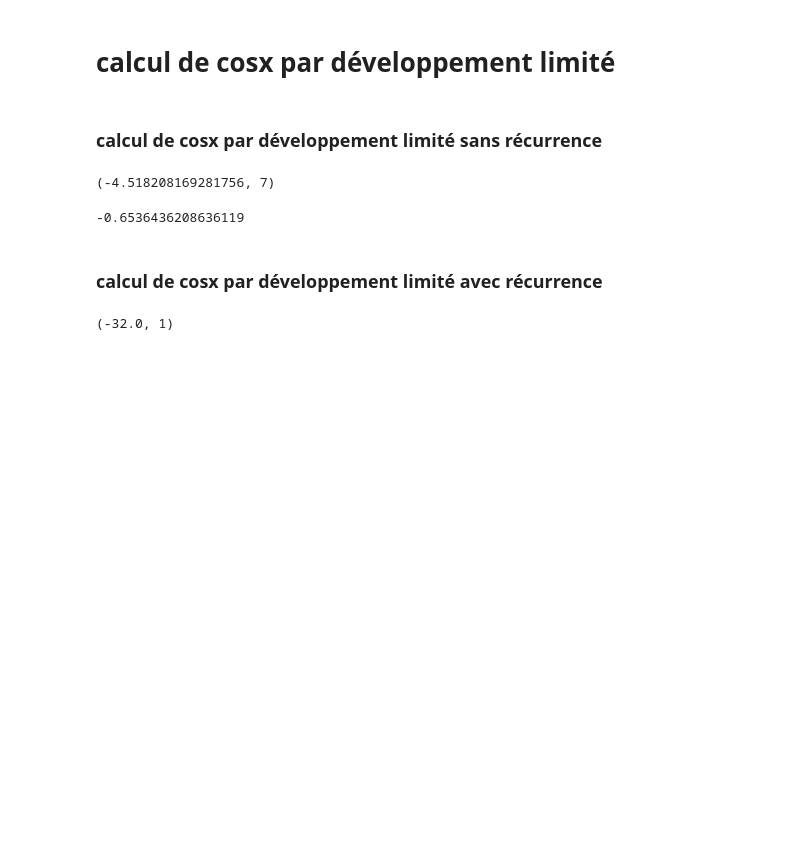
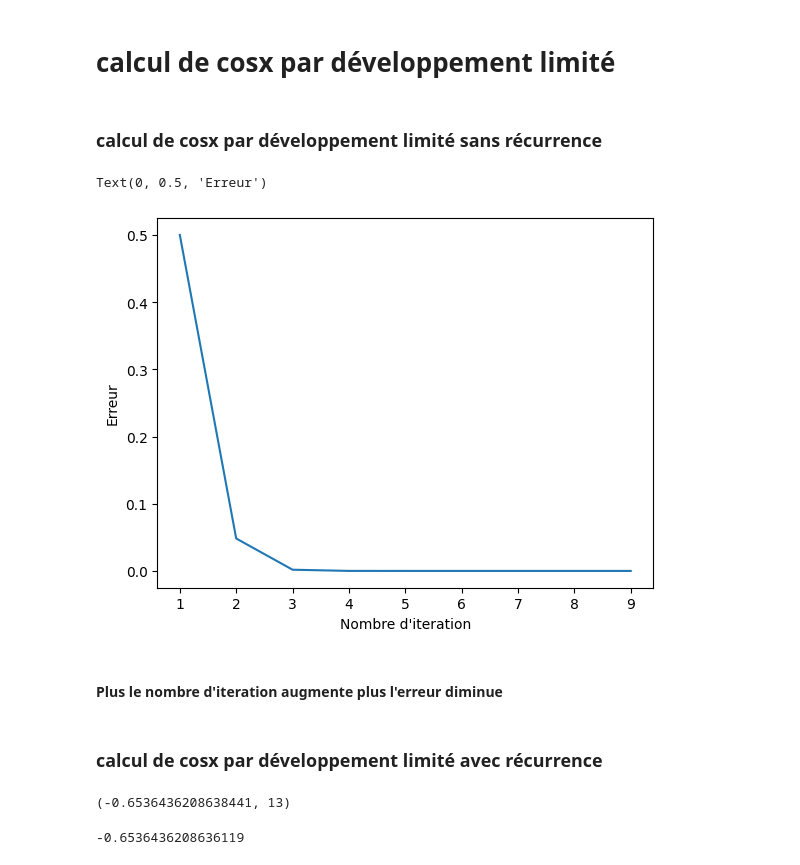
Before and after one commit to Souniz/TPSD_S6, a Jupyter notebook: Analyse_Numerique/TP1.ipynb, the cells around one changed output. Drawn from its saved outputs; the diff is of its cells as text; code cells hidden in the pictures; blank space fills up the shorter version.

```diff
--- a/Analyse_Numerique/TP1.ipynb
+++ b/Analyse_Numerique/TP1.ipynb
@@ -211,27 +211,19 @@ s1,s2
 # %% [markdown]
 ### calcul de cosx par développement limité sans récurrence
 # %%
-def calcul_cos_x(x,p):
-    s=1
-    i=0
-    t=1
-    while t>p:
-        i=i+1
-        for j in range(1,2*i+1):
-            t=t*x/j
-        if i%2==0:
-            s=s+t
-        else:
-            s=s-t
-    return s,i
+def calcul_cos_x(x,n):
+    return sum([(-1)**i*x**(2*i)/factoriel_recur(2*i) for i in range(n)])
 # %%
-calcul_cos_x(np.pi,10**-5)
+nbit=[i for i in range(1,10)]
+errer=[np.abs(np.cos(np.pi/3)-calcul_cos_x(np.pi/3,i)) for i in nbit]
+plt.plot(nbit,errer)
+plt.xlabel("Nombre d'iteration")
+plt.ylabel("Erreur")
 # %% [output]
-(-4.518208169281756, 7)
+Text(0, 0.5, 'Erreur')
+[figure, added]
-# %%
-np.cos(4)
-# %% [output]
--0.6536436208636119
+# %% [markdown]
+#### Plus le nombre d'iteration augmente plus l'erreur diminue
 # %% [markdown]
 ### calcul de cosx par développement limité avec récurrence
 # %%
@@ -246,5 +238,9 @@ def calcul_cos_x_recur(x,p):
     return s,i
 # %%
-calcul_cos_x_recur(4,10**-14)
+calcul_cos_x_recur(4,10**-10)
 # %% [output]
-(-32.0, 1)
+(-0.6536436208638441, 13)
+# %%
+np.cos(4)
+# %% [output]
+-0.6536436208636119
```
Also changed, not shown: parts of 4 cells of this notebook, 3 other files.
